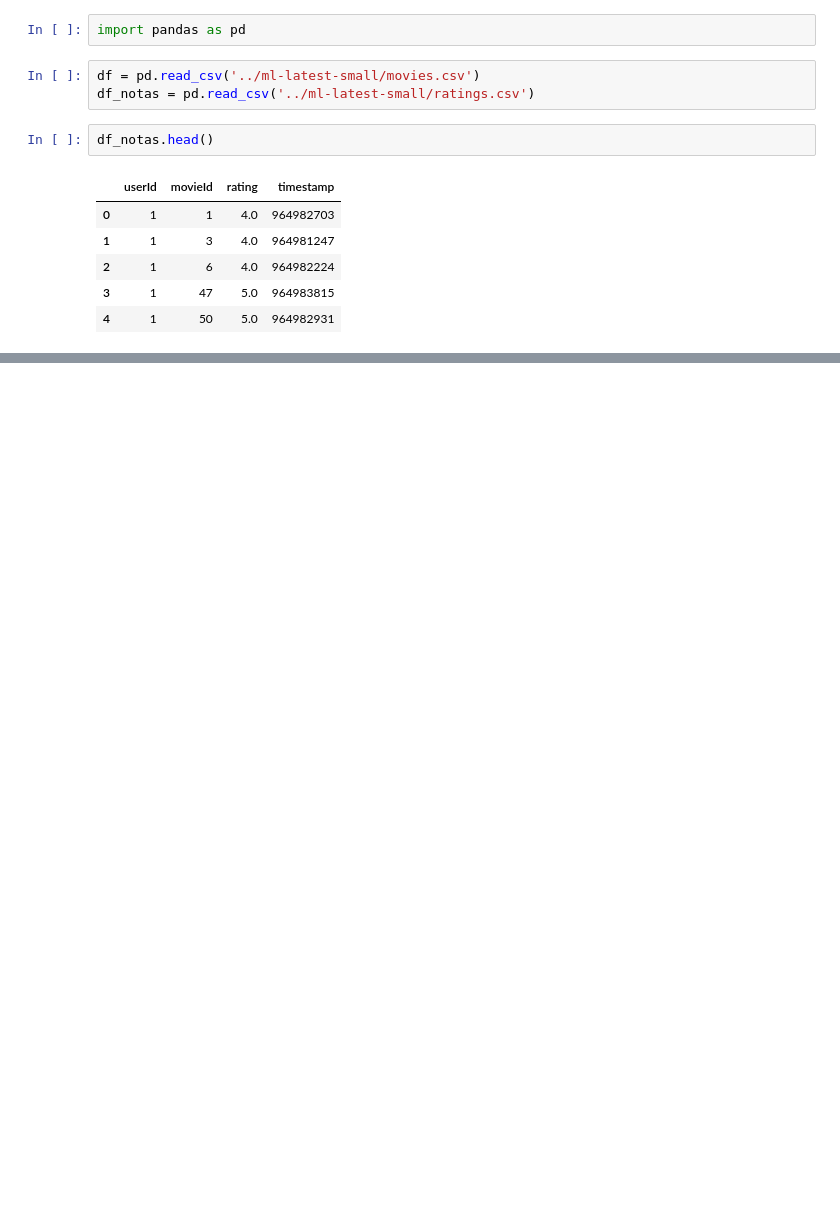
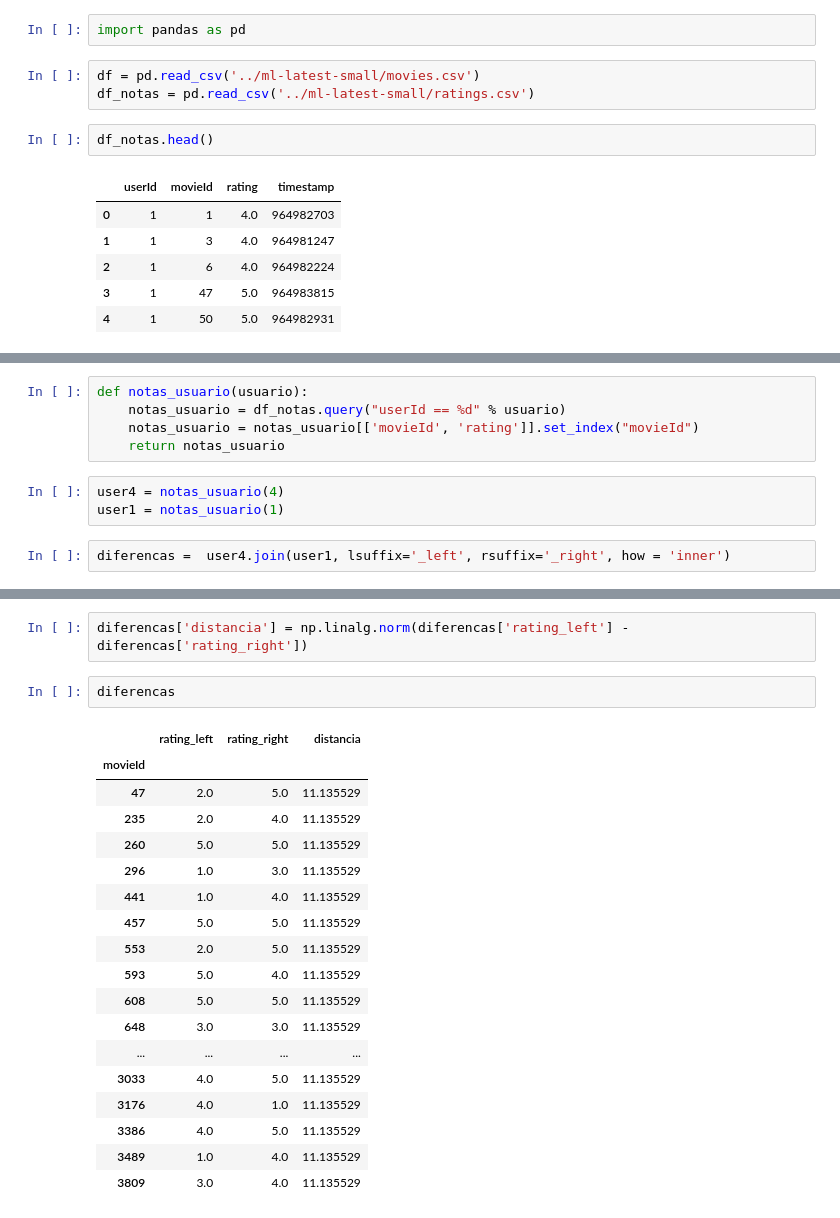
Before and after one commit to xpcosmos/sistema-de-recomendacao, a Jupyter notebook: notebooks/introducao.ipynb, the cells around one changed output, grey strips where cells are left out. Saved outputs shown, nothing was run; the diff lists cells and outputs as text; blank space fills up the shorter version.

```diff
--- a/notebooks/introducao.ipynb
+++ b/notebooks/introducao.ipynb
@@ -34,0 +223,10 @@ df.merge(total_score, 'inner', 'movieId')
+# %%
+def notas_usuario(usuario):
+    notas_usuario = df_notas.query("userId == %d" % usuario)
+    notas_usuario = notas_usuario[['movieId', 'rating']].set_index("movieId")
+    return notas_usuario
+# %%
+user4 = notas_usuario(4)
+user1 = notas_usuario(1)
+# %%
+diferencas =  user4.join(user1, lsuffix='_left', rsuffix='_right', how = 'inner')
@@ -34,0 +243,23 @@ df.merge(total_score, 'inner', 'movieId')
+# %%
+diferencas['distancia'] = np.linalg.norm(diferencas['rating_left'] -  diferencas['rating_right'])
+# %%
+diferencas
+# %% [output]
+|  | rating_left | rating_right | distancia |
+| movieId |  |  |  |
+| 47 | 2.0 | 5.0 | 11.135529 |
+| 235 | 2.0 | 4.0 | 11.135529 |
+| 260 | 5.0 | 5.0 | 11.135529 |
+| 296 | 1.0 | 3.0 | 11.135529 |
+| 441 | 1.0 | 4.0 | 11.135529 |
+| 457 | 5.0 | 5.0 | 11.135529 |
+| 553 | 2.0 | 5.0 | 11.135529 |
+| 593 | 5.0 | 4.0 | 11.135529 |
+| 608 | 5.0 | 5.0 | 11.135529 |
+| 648 | 3.0 | 3.0 | 11.135529 |
+| ... | ... | ... | ... |
+| 3033 | 4.0 | 5.0 | 11.135529 |
+| 3176 | 4.0 | 1.0 | 11.135529 |
+| 3386 | 4.0 | 5.0 | 11.135529 |
+| 3489 | 1.0 | 4.0 | 11.135529 |
+| 3809 | 3.0 | 4.0 | 11.135529 |
```
Also changed, not shown: parts of 46 cells of this notebook.
